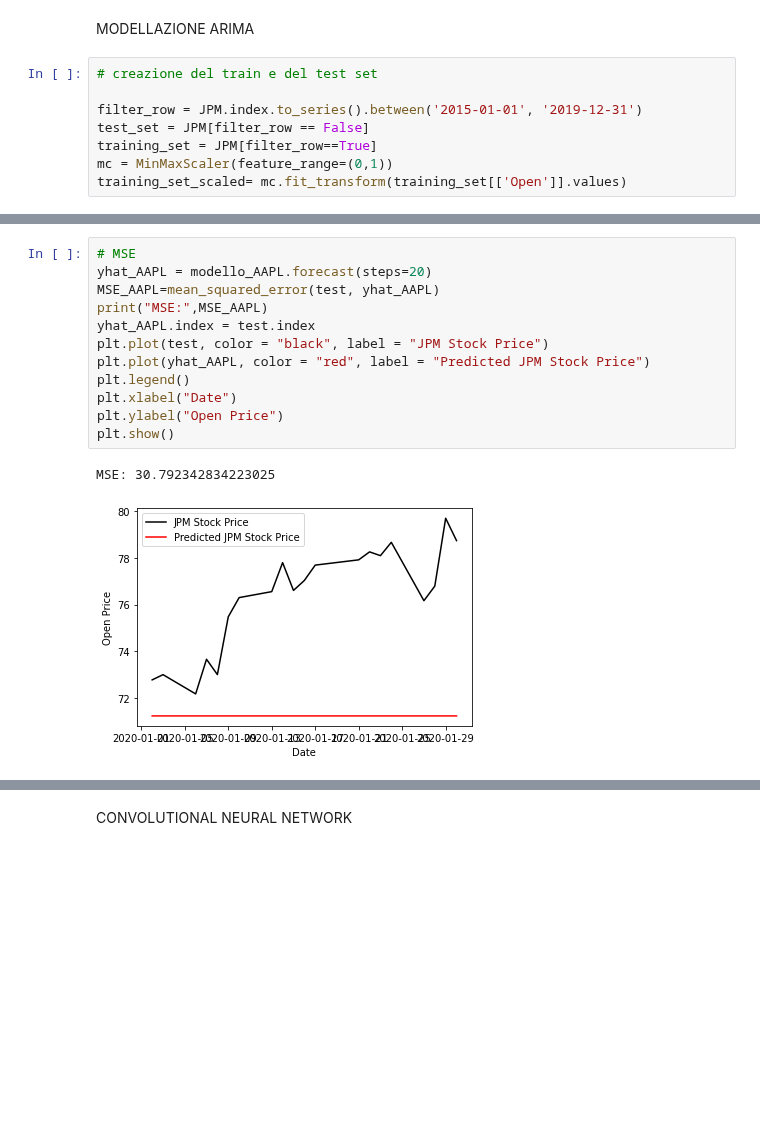
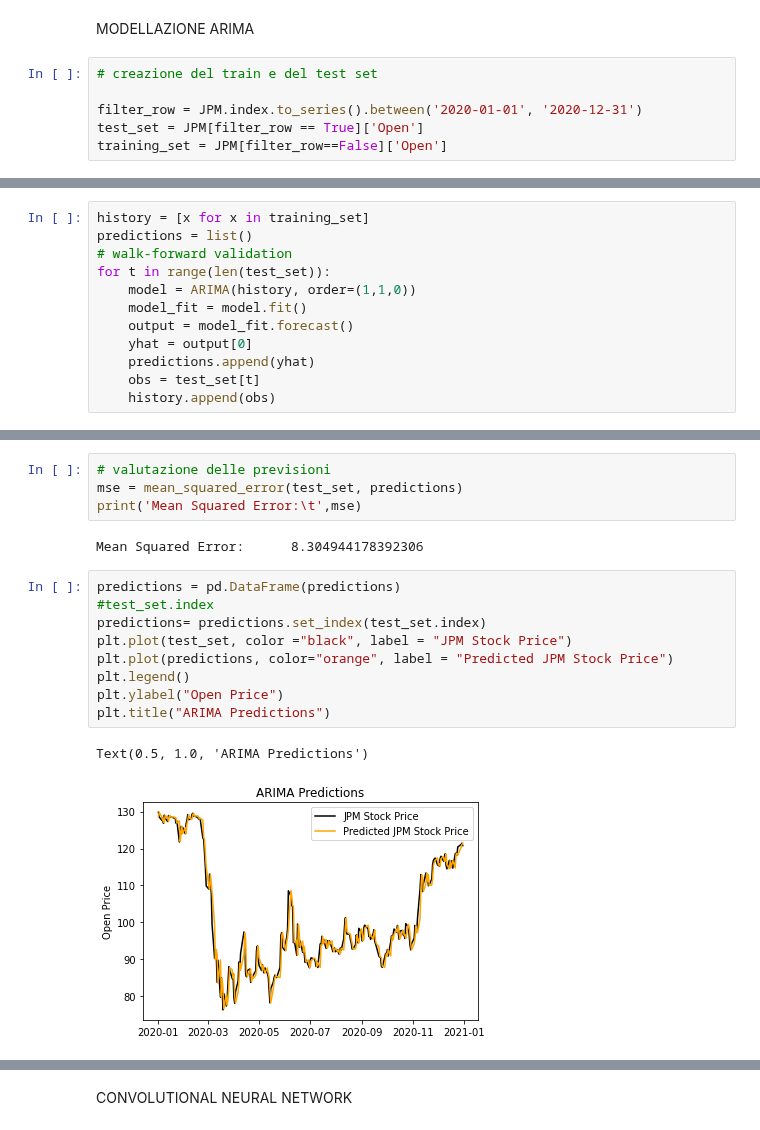
Before and after one commit to SalvatoreLatora/Stock-price-predictions-using-Neural-Networks, a Jupyter notebook: Code_exam.ipynb, the cells around one changed output, grey strips where cells are left out. Cells and saved outputs as stored; diff of their text form; blank space fills up the shorter version.

Commit message:
ARIMA completato con walk-forward validation

```diff
--- a/Code_exam.ipynb
+++ b/Code_exam.ipynb
@@ -86,8 +101,6 @@ MODELLAZIONE ARIMA
 # %%
 # creazione del train e del test set
 
-filter_row = JPM.index.to_series().between('2015-01-01', '2019-12-31')
-test_set = JPM[filter_row == False]
-training_set = JPM[filter_row==True]
-mc = MinMaxScaler(feature_range=(0,1))
-training_set_scaled= mc.fit_transform(training_set[['Open']].values)
+filter_row = JPM.index.to_series().between('2020-01-01', '2020-12-31')
+test_set = JPM[filter_row == True]['Open']
+training_set = JPM[filter_row==False]['Open']
@@ -125,0 +114,12 @@ Warnings:
+# %%
+history = [x for x in training_set]
+predictions = list()
+# walk-forward validation
+for t in range(len(test_set)):
+    model = ARIMA(history, order=(1,1,0))
+    model_fit = model.fit()
+    output = model_fit.forecast()
+    yhat = output[0]
+    predictions.append(yhat)
+    obs = test_set[t]
+    history.append(obs)
@@ -126,15 +152,18 @@ Warnings:
+# %%
+# valutazione delle previsioni
+mse = mean_squared_error(test_set, predictions)
+print('Mean Squared Error:\t',mse)
+# %% [output]
+Mean Squared Error:      8.304944178392306
 # %%
-# MSE
-yhat_AAPL = modello_AAPL.forecast(steps=20)
-MSE_AAPL=mean_squared_error(test, yhat_AAPL)
-print("MSE:",MSE_AAPL)
-yhat_AAPL.index = test.index
-plt.plot(test, color = "black", label = "JPM Stock Price")
-plt.plot(yhat_AAPL, color = "red", label = "Predicted JPM Stock Price")
+predictions = pd.DataFrame(predictions)
+#test_set.index
+predictions= predictions.set_index(test_set.index)
+plt.plot(test_set, color ="black", label = "JPM Stock Price")
+plt.plot(predictions, color="orange", label = "Predicted JPM Stock Price")
 plt.legend()
-plt.xlabel("Date")
 plt.ylabel("Open Price")
-plt.show()
+plt.title("ARIMA Predictions")
 # %% [output]
-MSE: 30.792342834223025
+Text(0.5, 1.0, 'ARIMA Predictions')
-[figure, old version]
+[figure, new version]
```
Also changed, not shown: parts of 24 cells of this notebook.
